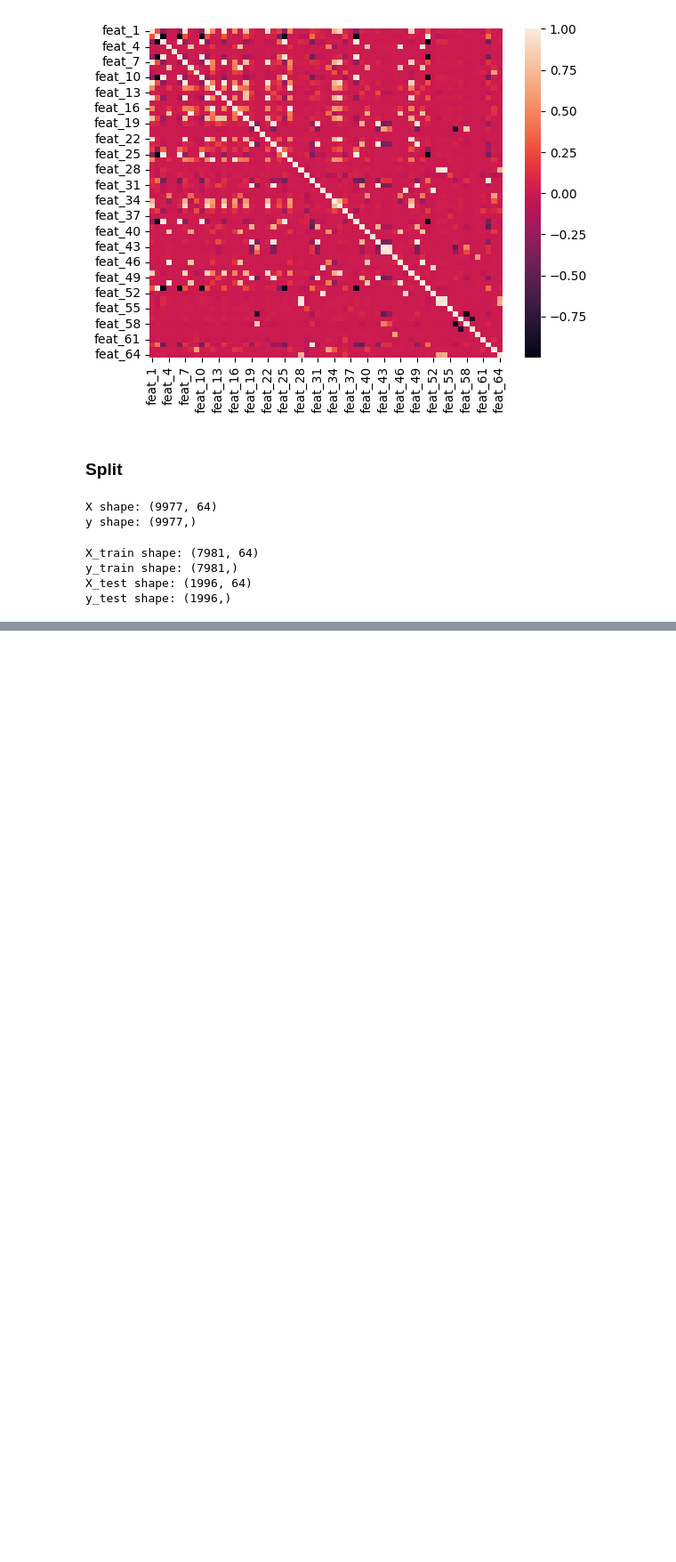
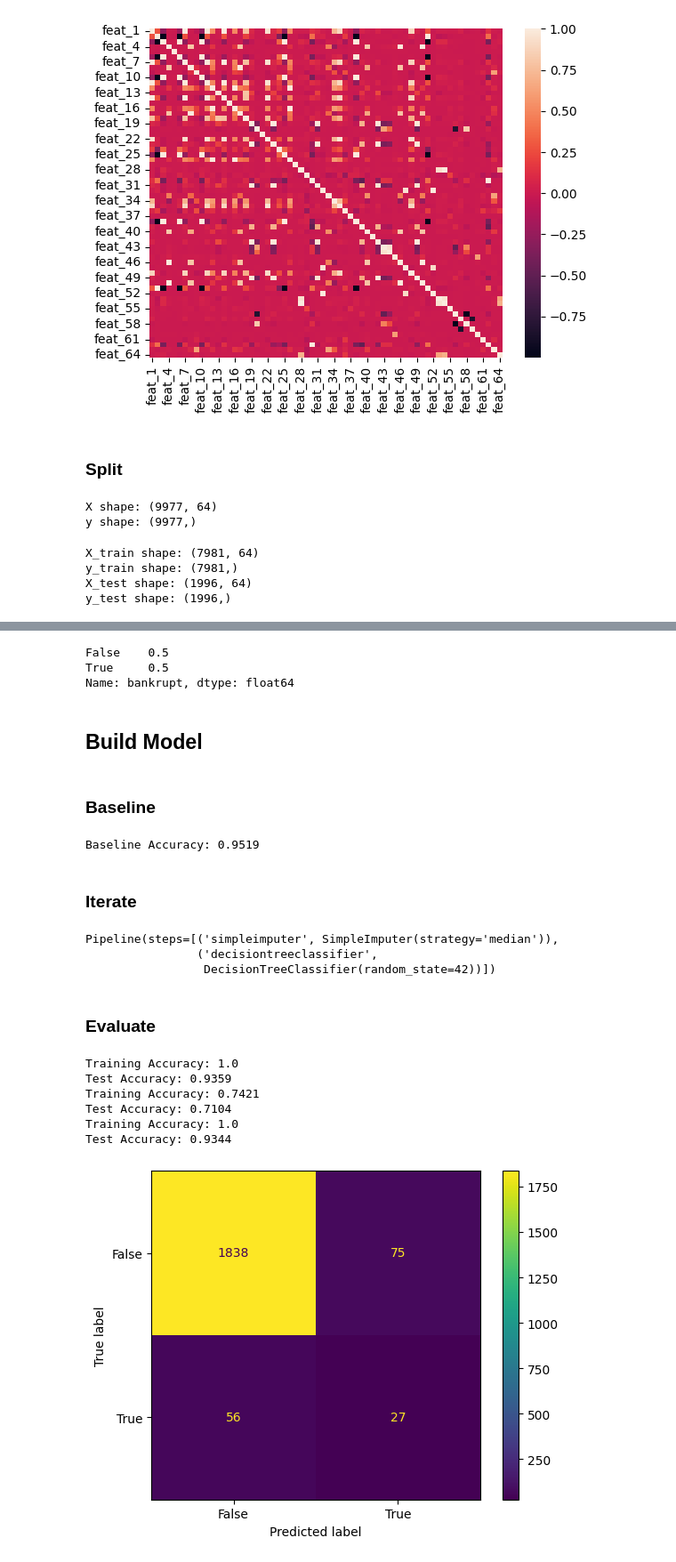
Before and after one commit to noelogbuagu/Data_Science_Portfolio, a Jupyter notebook: 5_Predicting_Bankruptcy/notebook.ipynb, the cells around one changed output, grey strips where cells are left out. Shown at 89% size. Saved outputs shown, nothing was run; the diff lists cells and outputs as text; code cells hidden in the pictures; blank space fills up the shorter version.

```diff
--- a/5_Predicting_Bankruptcy/notebook.ipynb
+++ b/5_Predicting_Bankruptcy/notebook.ipynb
@@ -322,0 +358,7 @@ y_test shape: (1996,)
+# %%
+# Initialize oversampler object
+over_sampler = RandomOverSampler(random_state=42)
+# create oversampled training data
+X_train_over, y_train_over = over_sampler.fit_resample(X_train, y_train)
+print(X_train_over.shape)
+X_train_over.head()
@@ -322,0 +374,65 @@ y_test shape: (1996,)
+# %%
+# check if data is balanced
+y_train_over.value_counts(normalize=True)
+# %% [output]
+False    0.5
+True     0.5
+Name: bankrupt, dtype: float64
+# %% [markdown]
+## Build Model
+# %% [markdown]
+### Baseline
+# %%
+# determine baseline accuracy
+acc_baseline = y_train.value_counts(normalize=True).max()
+print("Baseline Accuracy:", round(acc_baseline, 4))
+# %% [output]
+Baseline Accuracy: 0.9519
+# %% [markdown]
+### Iterate
+# %%
+# Fit on `X_train`, `y_train`
+model_reg = make_pipeline(
+    SimpleImputer(strategy = "median"), DecisionTreeClassifier(random_state=42)
+)
+model_reg.fit(X_train, y_train)
+
+# Fit on `X_train_under`, `y_train_under`
+model_under = make_pipeline(
+    SimpleImputer(strategy = "median"), DecisionTreeClassifier(random_state=42)
+)
+model_under.fit(X_train_under, y_train_under)
+
+# Fit on `X_train_over`, `y_train_over`
+model_over = make_pipeline(
+    SimpleImputer(strategy = "median"), DecisionTreeClassifier(random_state=42)
+)
+model_over.fit(X_train_over, y_train_over)
+# %% [output]
+Pipeline(steps=[('simpleimputer', SimpleImputer(strategy='median')),
+                ('decisiontreeclassifier',
+                 DecisionTreeClassifier(random_state=42))])
+# %% [markdown]
+### Evaluate
+# %%
+# iterate through the 3 different models
+for m in [model_reg, model_under, model_over]:
+    # calaculate training accuracy
+    acc_train = m.score(X_train,y_train)
+    # calculate test accuracy
+    acc_test = m.score(X_test,y_test)
+
+    print("Training Accuracy:", round(acc_train, 4))
+    print("Test Accuracy:", round(acc_test, 4))
+# %% [output]
+Training Accuracy: 1.0
+Test Accuracy: 0.9359
+Training Accuracy: 0.7421
+Test Accuracy: 0.7104
+Training Accuracy: 1.0
+Test Accuracy: 0.9344
+# %%
+# Plot confusion matrix
+ConfusionMatrixDisplay.from_estimator(model_over, X_test,y_test);
+# %% [output]
+[figure, added]
```
Also changed, not shown: parts of 7 cells of this notebook.
